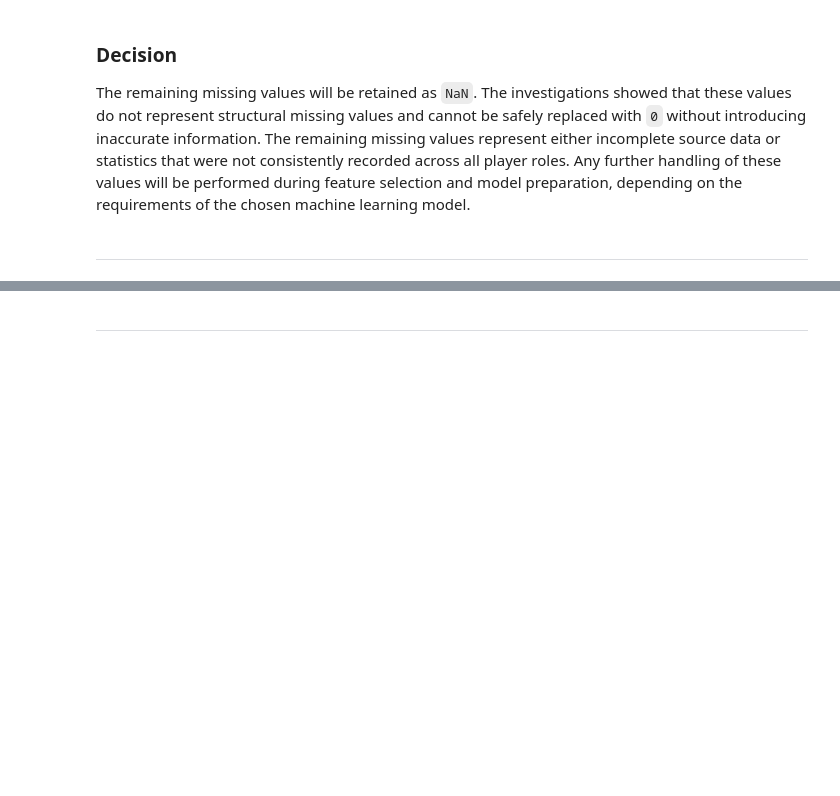
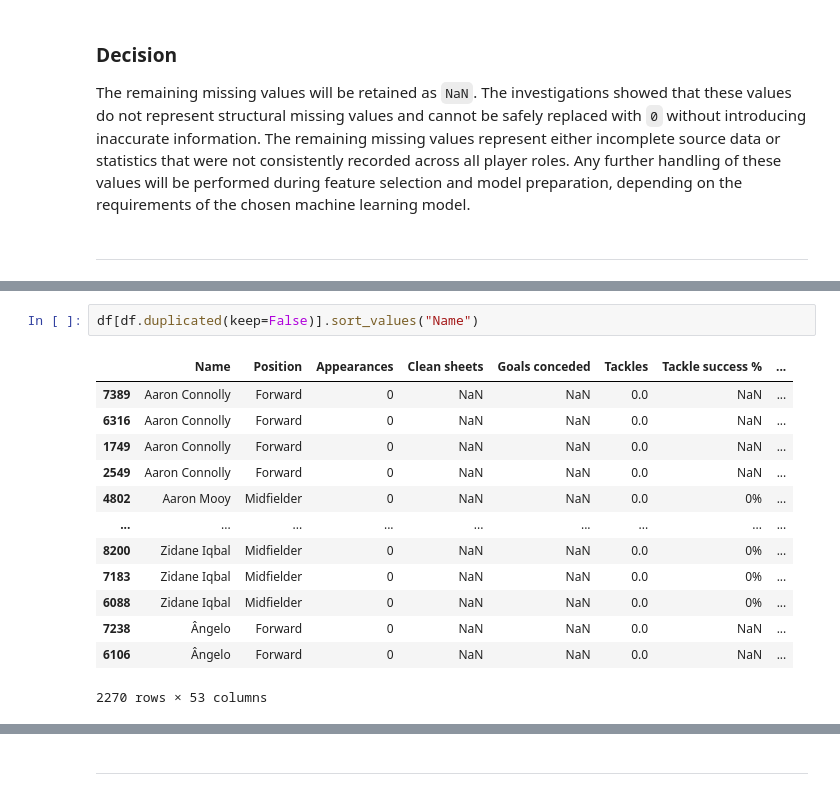
Before and after one commit to garethrogers28/premier-league-predictor, a Jupyter notebook: jupyter_notebooks/02_Data_Cleaning.ipynb, the cells around one changed output, grey strips where cells are left out. Cells and saved outputs as stored; diff of their text form; blank space fills up the shorter version.

```diff
--- a/jupyter_notebooks/02_Data_Cleaning.ipynb
+++ b/jupyter_notebooks/02_Data_Cleaning.ipynb
@@ -566,0 +622,16 @@ The remaining missing values will be retained as `NaN`. The investigations showe
+# %%
+df[df.duplicated(keep=False)].sort_values("Name")
+# %% [output]
+|  | Name | Position | Appearances | Clean sheets | Goals conceded | Tackles | Tackle success % | ... |
+| 7389 | Aaron Connolly | Forward | 0 | NaN | NaN | 0.0 | NaN | ... |
+| 6316 | Aaron Connolly | Forward | 0 | NaN | NaN | 0.0 | NaN | ... |
+| 1749 | Aaron Connolly | Forward | 0 | NaN | NaN | 0.0 | NaN | ... |
+| 2549 | Aaron Connolly | Forward | 0 | NaN | NaN | 0.0 | NaN | ... |
+| 4802 | Aaron Mooy | Midfielder | 0 | NaN | NaN | 0.0 | 0% | ... |
+| ... | ... | ... | ... | ... | ... | ... | ... | ... |
+| 8200 | Zidane Iqbal | Midfielder | 0 | NaN | NaN | 0.0 | 0% | ... |
+| 7183 | Zidane Iqbal | Midfielder | 0 | NaN | NaN | 0.0 | 0% | ... |
+| 6088 | Zidane Iqbal | Midfielder | 0 | NaN | NaN | 0.0 | 0% | ... |
+| 7238 | Ângelo | Forward | 0 | NaN | NaN | 0.0 | NaN | ... |
+| 6106 | Ângelo | Forward | 0 | NaN | NaN | 0.0 | NaN | ... |
+2270 rows × 53 columns
```
Also changed, not shown: parts of 6 cells of this notebook.
